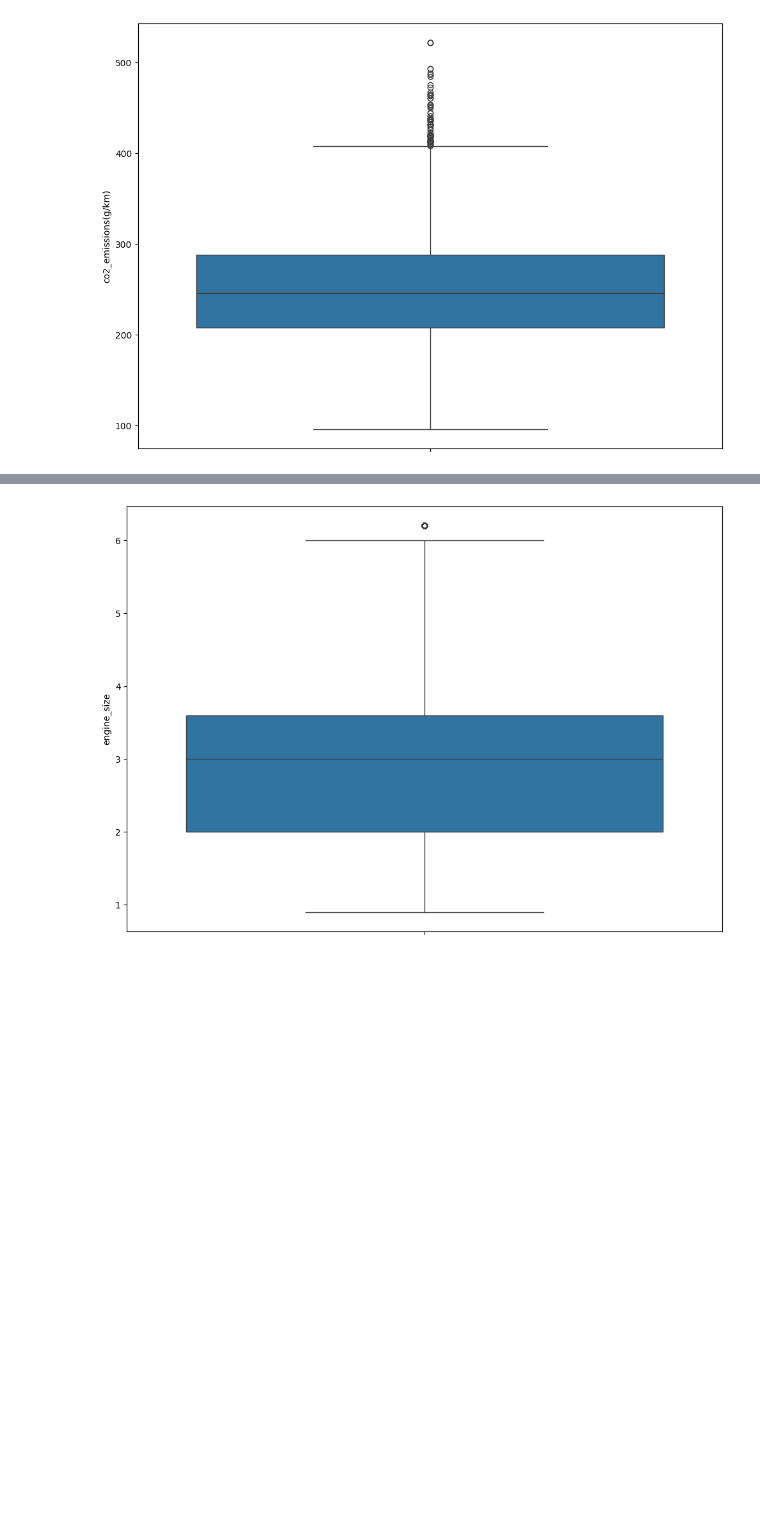
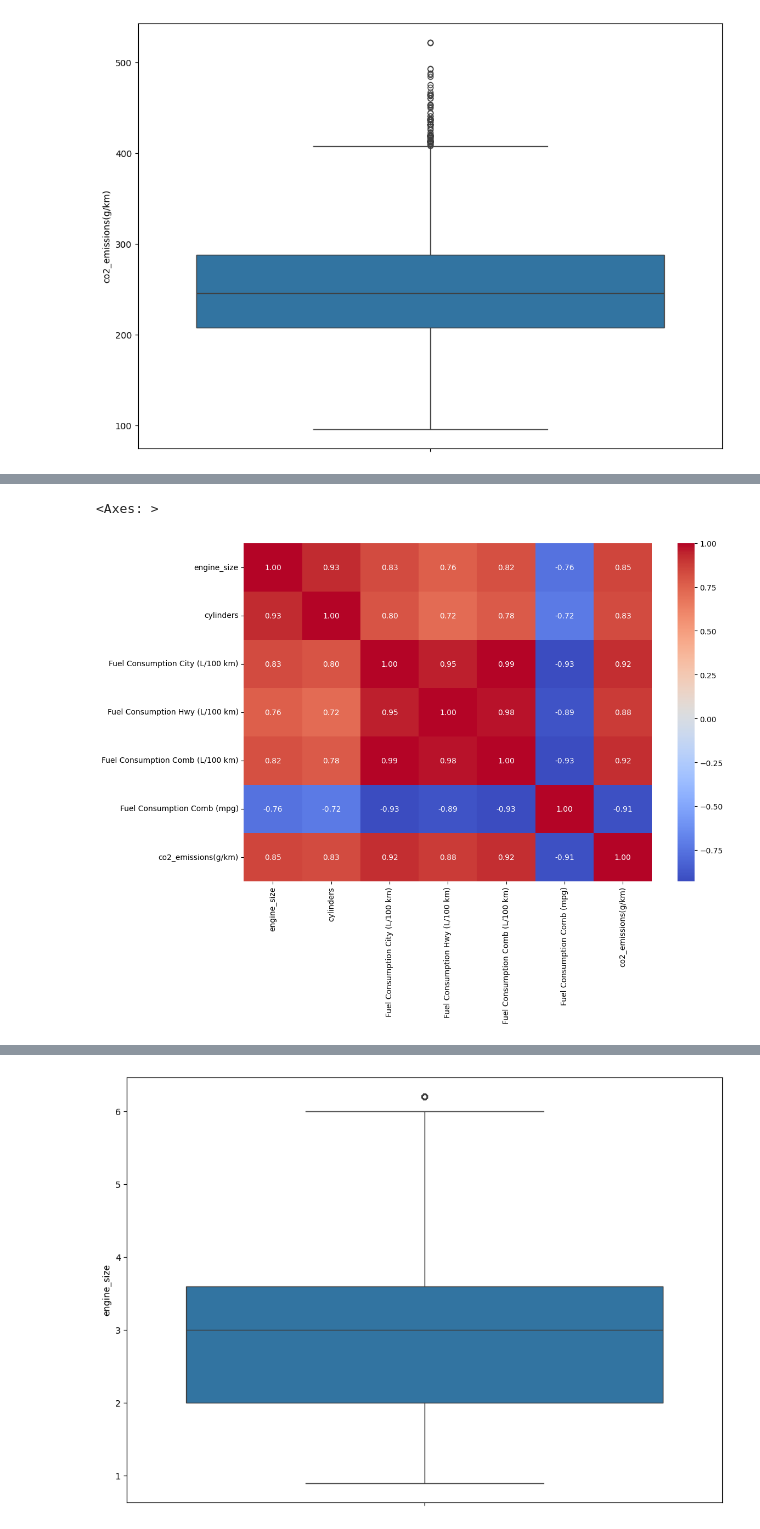
Before and after one commit to sean-jesuharun/Carbon-Footprint-Monitoring-Platform, a Jupyter notebook: Transportation_Dataset.ipynb, the cells around one changed output, grey strips where cells are left out. Cells and saved outputs as stored; diff of their text form; code cells hidden in the pictures; blank space fills up the shorter version.

Commit message:
Added Correlation Analysis

```diff
--- a/Transportation_Dataset.ipynb
+++ b/Transportation_Dataset.ipynb
@@ -155,3 +155,8 @@ for i in transport_df_quantitative.columns:
 [figure]
 [figure]
 [figure]
+# %%
+#Finding correlation of the quatitative data with respect to the target_data[co2_emissions(g/km)]
+correlation_matrix = transport_df_quantitative.corr()
+target_correlation = correlation_matrix['co2_emissions(g/km)'].abs().sort_values(ascending=False)
+target_correlation
@@ -158,3 +172,10 @@ for i in transport_df_quantitative.columns:
+# %%
+# Heatmap for correlation matrix
+plt.figure(figsize=(12, 8))
+sns.heatmap(correlation_matrix, annot=True, cmap='coolwarm', fmt=".2f")
+# %% [output]
+<Axes: >
+[figure, added]
 # %%
 #Removing outliers
 
```
Also changed, not shown: parts of 2 cells of this notebook.
